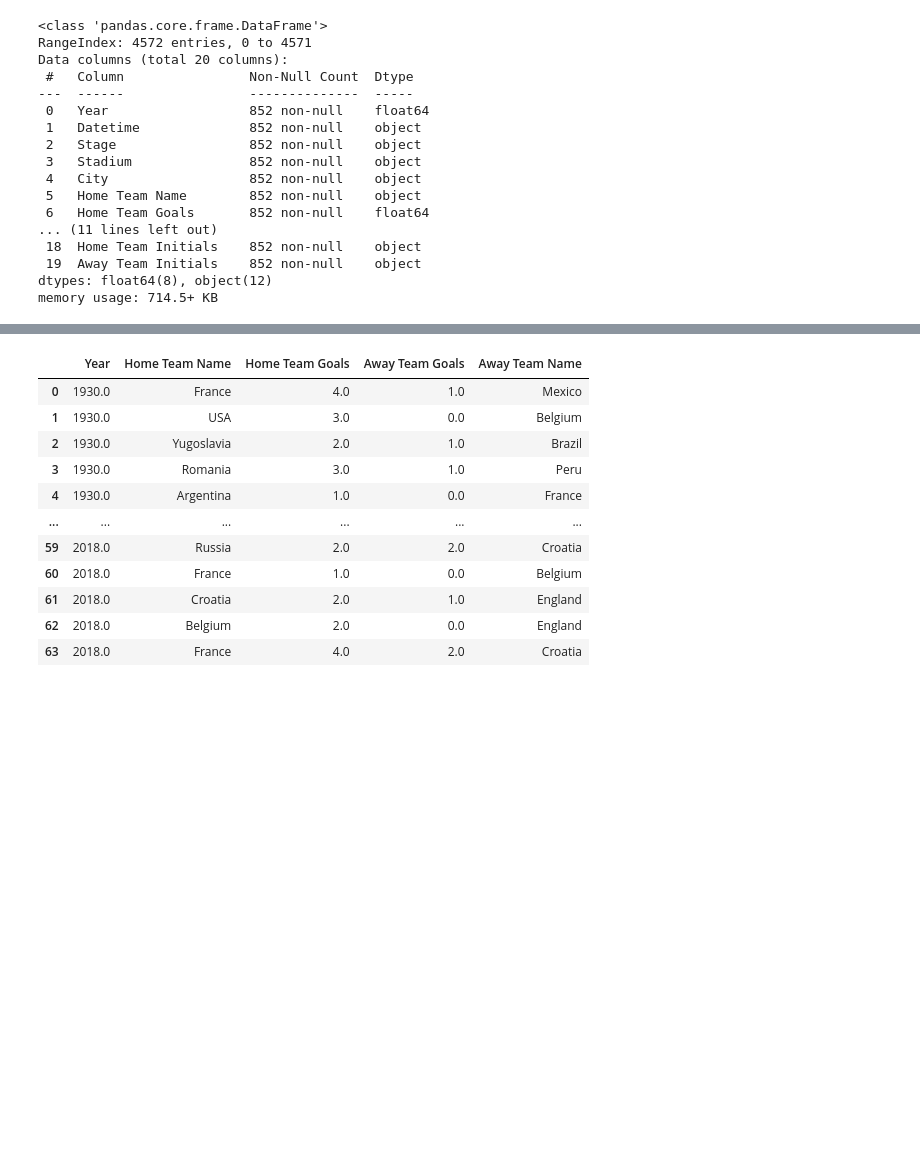
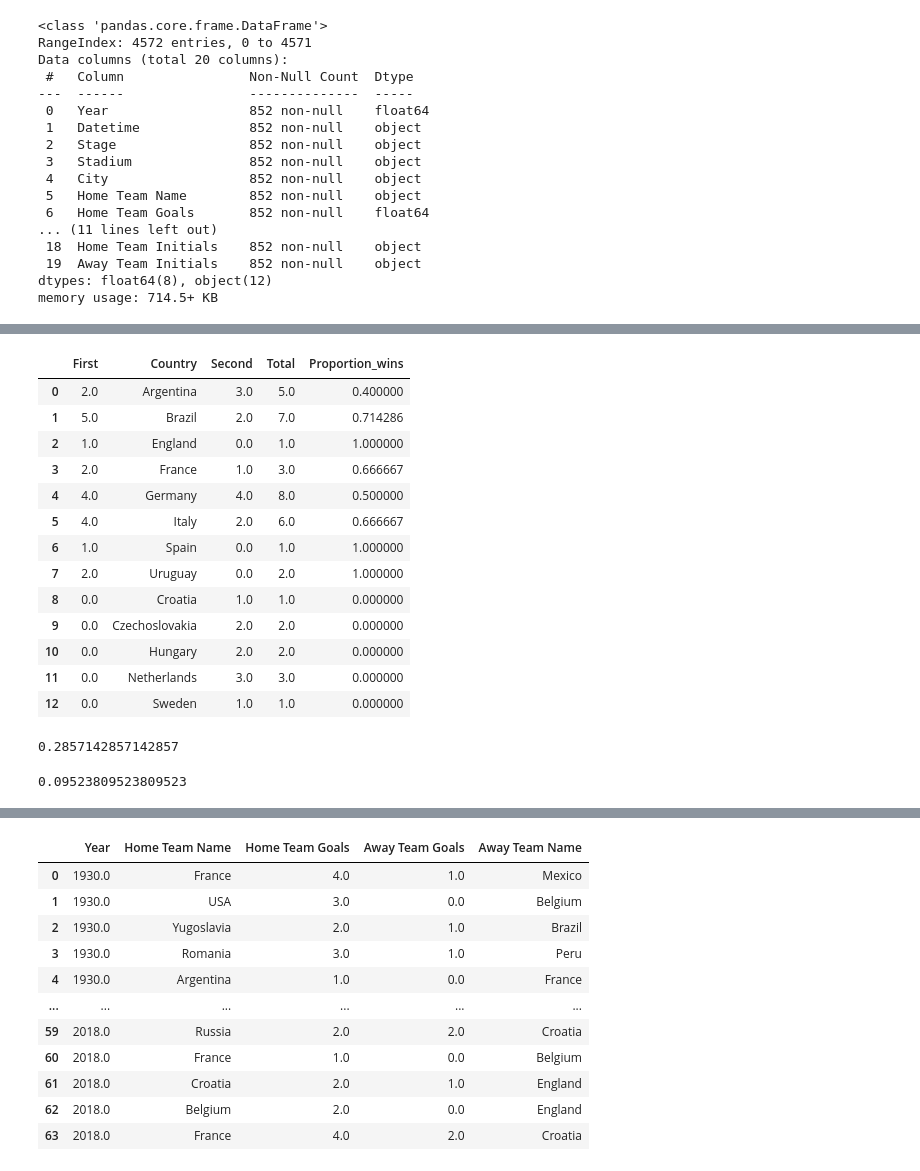
Before and after one commit to jsaraviadrago/Portafolio, a Jupyter notebook: 7. World Cup stats (2020)/Script_WCup.ipynb, the cells around one changed output, grey strips where cells are left out. Cells and saved outputs as stored; diff of their text form; code cells hidden in the pictures; blank space fills up the shorter version.

```diff
--- a/7. World Cup stats (2020)/Script_WCup.ipynb
+++ b/7. World Cup stats (2020)/Script_WCup.ipynb
@@ -145,0 +197,64 @@ See the caveats in the documentation: https://pandas.pydata.org/pandas-docs/stab
+# %%
+# Which team is the most efficient when it reaches the final?
+
+WC_general_final_winner = pd.DataFrame(WC_general_final['Winner'])
+WC_general_final_runnerup = pd.DataFrame(WC_general_final['Runners-Up'])
+
+
+WC_general_final_winner['First'] = 1
+WC_general_final_runnerup['Second'] = 1
+
+WC_general_final_winner = pd.DataFrame(WC_general_final_winner.groupby('Winner')['First'].sum()) # Aggregate get goals
+
+WC_general_final_winner['Country']=WC_general_final_winner.index
+WC_general_final_winner = WC_general_final_winner.reset_index(drop=True)
+
+
+WC_general_final_runnerup = pd.DataFrame(WC_general_final_runnerup.groupby('Runners-Up')['Second'].sum())
+
+WC_general_final_runnerup['Country'] = WC_general_final_runnerup.index
+WC_general_final_runnerup = WC_general_final_runnerup.reset_index(drop=True)
+
+WC_general_final_win_runner =  pd.merge(WC_general_final_winner,
+                                        WC_general_final_runnerup,
+                                        how='outer', left_on='Country',
+                                        right_on='Country')
+
+WC_general_final_win_runner = WC_general_final_win_runner.replace(to_replace= np.nan,
+                                                                  value = 0)
+
+WC_general_final_win_runner['Total'] = WC_general_final_win_runner['First']+ WC_general_final_win_runner['Second']
+WC_general_final_win_runner['Proportion_wins'] = WC_general_final_win_runner['First']/WC_general_final_win_runner['Total']
+WC_general_final_win_runner
+# %% [output]
+|  | First | Country | Second | Total | Proportion_wins |
+| 0 | 2.0 | Argentina | 3.0 | 5.0 | 0.400000 |
+| 1 | 5.0 | Brazil | 2.0 | 7.0 | 0.714286 |
+| 2 | 1.0 | England | 0.0 | 1.0 | 1.000000 |
+| 3 | 2.0 | France | 1.0 | 3.0 | 0.666667 |
+| 4 | 4.0 | Germany | 4.0 | 8.0 | 0.500000 |
+| 5 | 4.0 | Italy | 2.0 | 6.0 | 0.666667 |
+| 6 | 1.0 | Spain | 0.0 | 1.0 | 1.000000 |
+| 7 | 2.0 | Uruguay | 0.0 | 2.0 | 1.000000 |
+| 8 | 0.0 | Croatia | 1.0 | 1.0 | 0.000000 |
+| 9 | 0.0 | Czechoslovakia | 2.0 | 2.0 | 0.000000 |
+| 10 | 0.0 | Hungary | 2.0 | 2.0 | 0.000000 |
+| 11 | 0.0 | Netherlands | 3.0 | 3.0 | 0.000000 |
+| 12 | 0.0 | Sweden | 1.0 | 1.0 | 0.000000 |
+# %%
+# How many teams that were host won
+
+WC_general_final.loc[WC_general_final['Country'] == WC_general_final['Winner'], 'Host_win']  = 1
+WC_general_final.loc[WC_general_final['Country'] != WC_general_final['Winner'], 'Host_win']  = 0
+Resultado = WC_general_final['Host_win'].sum()/len(WC_general_final['Host_win'])
+Resultado
+# %% [output]
+0.2857142857142857
+# %%
+# How many teams that were host lost finals
+WC_general_final.loc[WC_general_final['Country'] == WC_general_final['Runners-Up'], 'Host_loss'] = 1
+WC_general_final.loc[WC_general_final['Country'] != WC_general_final['Runners-Up'], 'Host_loss'] = 0
+Resultado2 = WC_general_final['Host_loss'].sum()/len(WC_general_final['Host_loss'])
+Resultado2
+# %% [output]
+0.09523809523809523
```
Also changed, not shown: parts of 11 cells of this notebook.
